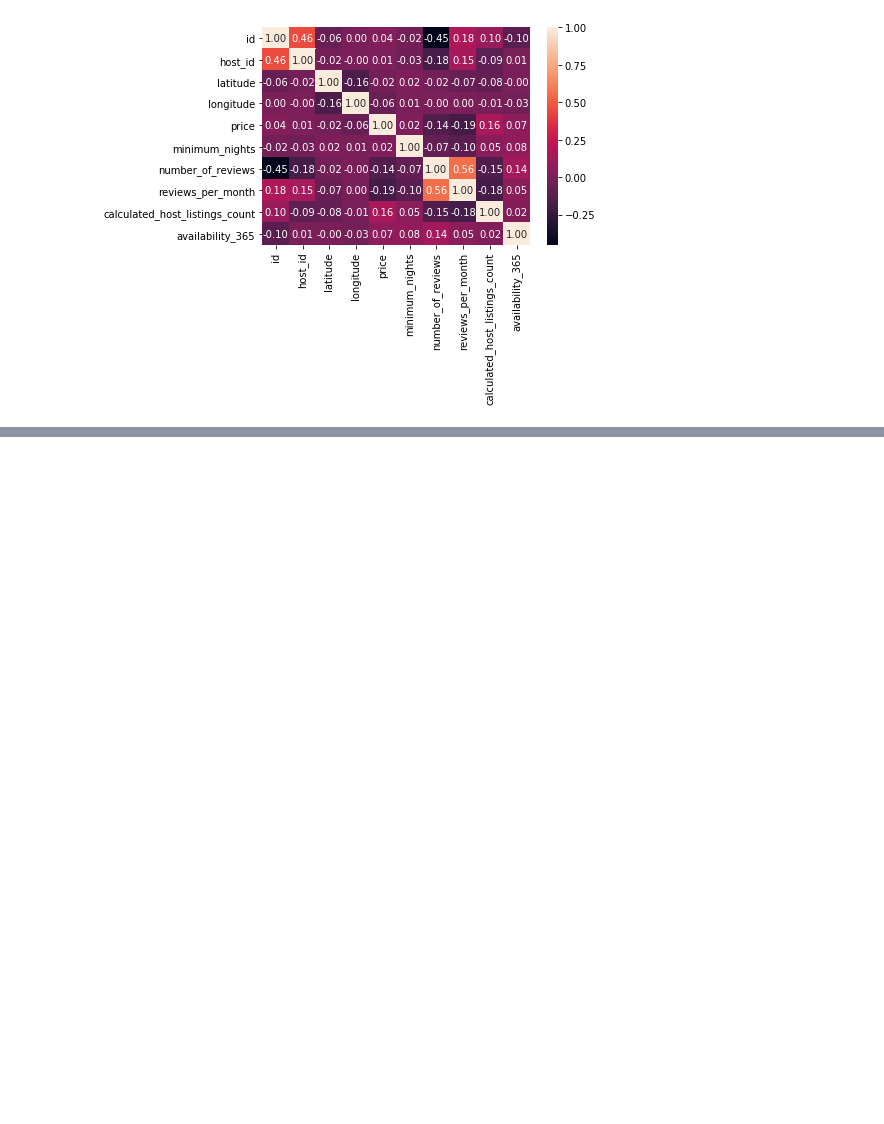
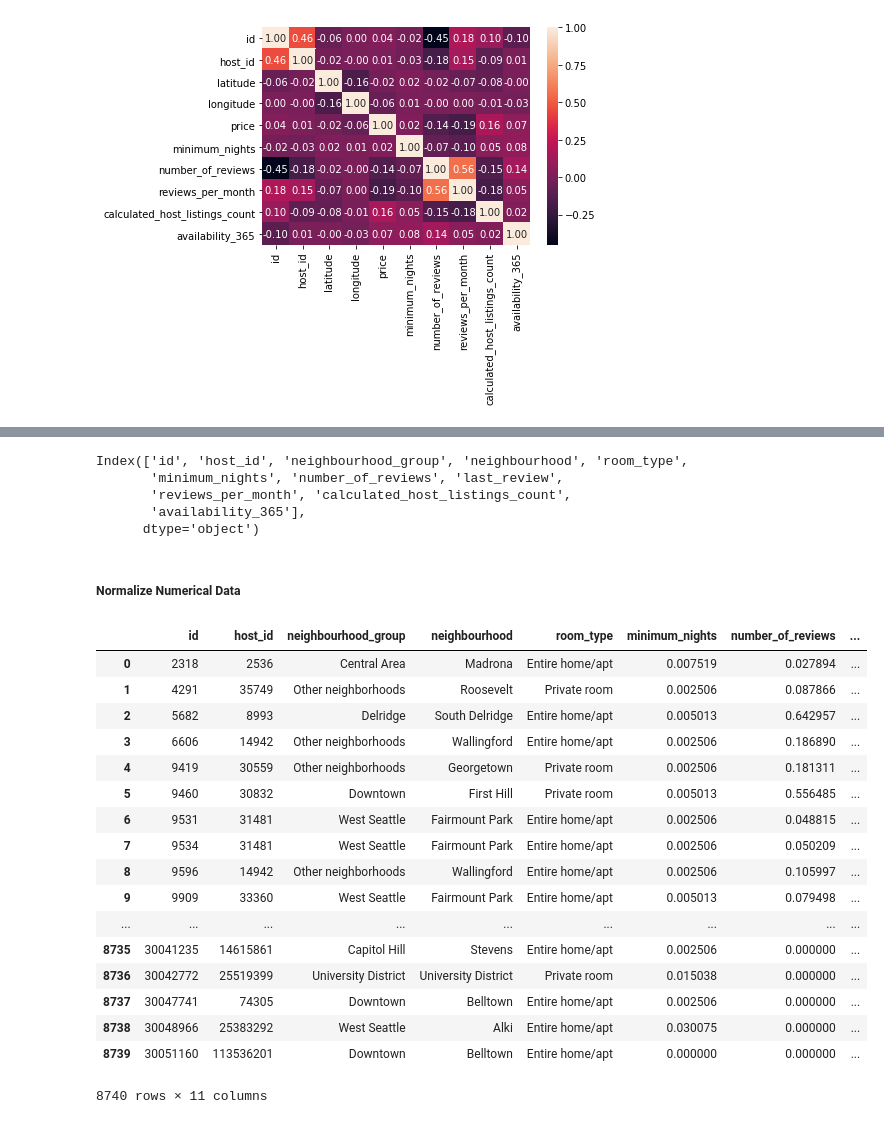
Before and after one commit to SimplifyData/Predict-Airbnb-Prices-in-Seattle, a Jupyter notebook: seattle_airbnb.ipynb, the cells around one changed output, grey strips where cells are left out. Cells and saved outputs as stored; diff of their text form; code cells hidden in the pictures; blank space fills up the shorter version.

Commit message:
Normalized the numerical features

```diff
--- a/seattle_airbnb.ipynb
+++ b/seattle_airbnb.ipynb
@@ -906,0 +1004,40 @@ sns.heatmap(airbnb_listing_df.corr(), annot = True, fmt = '.2f')
+# %%
+features_raw.columns
+# %% [output]
+Index(['id', 'host_id', 'neighbourhood_group', 'neighbourhood', 'room_type',
+       'minimum_nights', 'number_of_reviews', 'last_review',
+       'reviews_per_month', 'calculated_host_listings_count',
+       'availability_365'],
+      dtype='object')
+# %% [markdown]
+##### Normalize Numerical Data
+# %%
+numerical = ["minimum_nights","number_of_reviews","reviews_per_month","calculated_host_listings_count","availability_365"]
+# %%
+scaler = MinMaxScaler()
+
+features_normalized = features_raw.copy(deep = True)
+
+features_normalized[numerical] = scaler.fit_transform(features_raw[numerical])
+# %%
+# Show an example of a record with scaling applied
+features_normalized
+# %% [output]
+|  | id | host_id | neighbourhood_group | neighbourhood | room_type | minimum_nights | number_of_reviews | ... |
+| 0 | 2318 | 2536 | Central Area | Madrona | Entire home/apt | 0.007519 | 0.027894 | ... |
+| 1 | 4291 | 35749 | Other neighborhoods | Roosevelt | Private room | 0.002506 | 0.087866 | ... |
+| 2 | 5682 | 8993 | Delridge | South Delridge | Entire home/apt | 0.005013 | 0.642957 | ... |
+| 3 | 6606 | 14942 | Other neighborhoods | Wallingford | Entire home/apt | 0.002506 | 0.186890 | ... |
+| 4 | 9419 | 30559 | Other neighborhoods | Georgetown | Private room | 0.002506 | 0.181311 | ... |
+| 5 | 9460 | 30832 | Downtown | First Hill | Private room | 0.005013 | 0.556485 | ... |
+| 6 | 9531 | 31481 | West Seattle | Fairmount Park | Entire home/apt | 0.002506 | 0.048815 | ... |
+| 7 | 9534 | 31481 | West Seattle | Fairmount Park | Entire home/apt | 0.002506 | 0.050209 | ... |
+| 8 | 9596 | 14942 | Other neighborhoods | Wallingford | Entire home/apt | 0.002506 | 0.105997 | ... |
+| 9 | 9909 | 33360 | West Seattle | Fairmount Park | Entire home/apt | 0.005013 | 0.079498 | ... |
+| ... | ... | ... | ... | ... | ... | ... | ... | ... |
+| 8735 | 30041235 | 14615861 | Capitol Hill | Stevens | Entire home/apt | 0.002506 | 0.000000 | ... |
+| 8736 | 30042772 | 25519399 | University District | University District | Private room | 0.015038 | 0.000000 | ... |
+| 8737 | 30047741 | 74305 | Downtown | Belltown | Entire home/apt | 0.002506 | 0.000000 | ... |
+| 8738 | 30048966 | 25383292 | West Seattle | Alki | Entire home/apt | 0.030075 | 0.000000 | ... |
+| 8739 | 30051160 | 113536201 | Downtown | Belltown | Entire home/apt | 0.000000 | 0.000000 | ... |
+8740 rows × 11 columns
```
Also changed, not shown: parts of 13 cells of this notebook.
